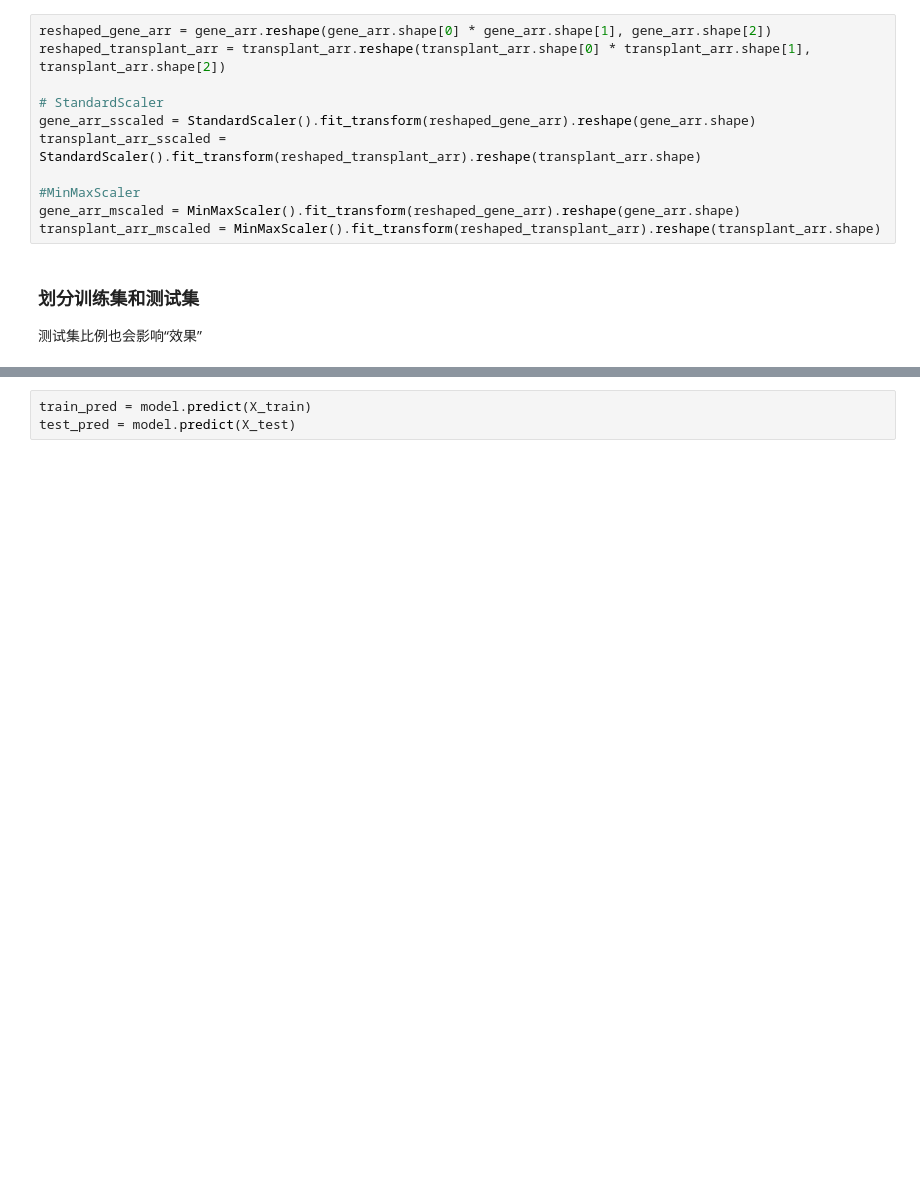
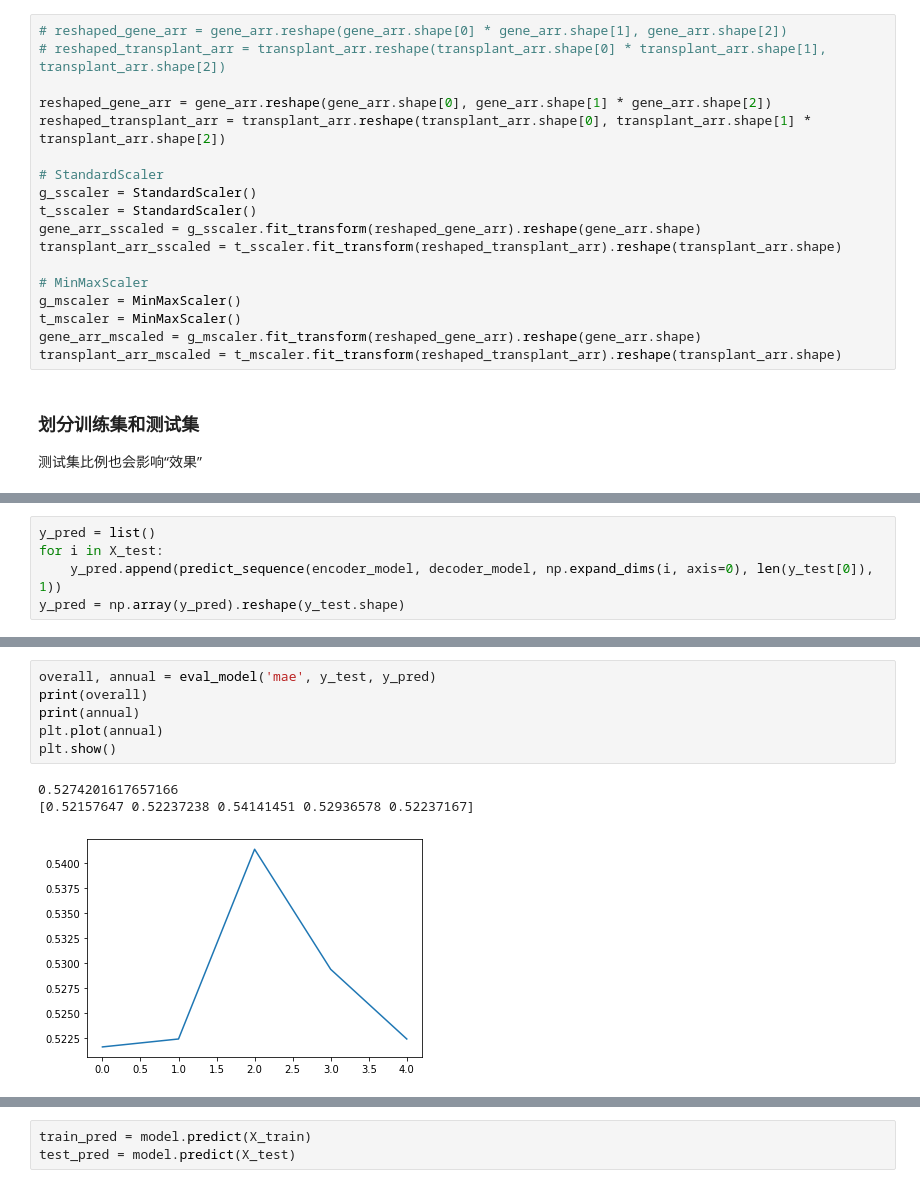
Before and after one commit to tomleung1996/Emerging_Topics_Prediction, a Jupyter notebook: all_models.ipynb, the cells around one changed output, grey strips where cells are left out. Drawn from its saved outputs; the diff is of its cells as text; blank space fills up the shorter version.

```diff
--- a/all_models.ipynb
+++ b/all_models.ipynb
@@ -46,16 +129,23 @@ Shape of the transplant array: (5141, 16, 11)
 
 使用了两种Scaler来尝试
 # %%
-reshaped_gene_arr = gene_arr.reshape(gene_arr.shape[0] * gene_arr.shape[1], gene_arr.shape[2])
-reshaped_transplant_arr = transplant_arr.reshape(transplant_arr.shape[0] * transplant_arr.shape[1], transplant_arr.shape[2])
+# reshaped_gene_arr = gene_arr.reshape(gene_arr.shape[0] * gene_arr.shape[1], gene_arr.shape[2])
+# reshaped_transplant_arr = transplant_arr.reshape(transplant_arr.shape[0] * transplant_arr.shape[1], transplant_arr.shape[2])
+
+reshaped_gene_arr = gene_arr.reshape(gene_arr.shape[0], gene_arr.shape[1] * gene_arr.shape[2])
+reshaped_transplant_arr = transplant_arr.reshape(transplant_arr.shape[0], transplant_arr.shape[1] * transplant_arr.shape[2])
 
 # StandardScaler
-gene_arr_sscaled = StandardScaler().fit_transform(reshaped_gene_arr).reshape(gene_arr.shape)
-transplant_arr_sscaled = StandardScaler().fit_transform(reshaped_transplant_arr).reshape(transplant_arr.shape)
+g_sscaler = StandardScaler()
+t_sscaler = StandardScaler()
+gene_arr_sscaled = g_sscaler.fit_transform(reshaped_gene_arr).reshape(gene_arr.shape)
+transplant_arr_sscaled = t_sscaler.fit_transform(reshaped_transplant_arr).reshape(transplant_arr.shape)
 
-#MinMaxScaler
-gene_arr_mscaled = MinMaxScaler().fit_transform(reshaped_gene_arr).reshape(gene_arr.shape)
-transplant_arr_mscaled = MinMaxScaler().fit_transform(reshaped_transplant_arr).reshape(transplant_arr.shape)
+# MinMaxScaler
+g_mscaler = MinMaxScaler()
+t_mscaler = MinMaxScaler()
+gene_arr_mscaled = g_mscaler.fit_transform(reshaped_gene_arr).reshape(gene_arr.shape)
+transplant_arr_mscaled = t_mscaler.fit_transform(reshaped_transplant_arr).reshape(transplant_arr.shape)
 # %% [markdown]
 ### 划分训练集和测试集
 测试集比例也会影响“效果”
@@ -121,0 +312,5 @@ _________________________________________________________________
+# %%
+y_pred = list()
+for i in X_test:
+    y_pred.append(predict_sequence(encoder_model, decoder_model, np.expand_dims(i, axis=0), len(y_test[0]), 1))
+y_pred = np.array(y_pred).reshape(y_test.shape)
@@ -121,0 +349,10 @@ _________________________________________________________________
+# %%
+overall, annual = eval_model('mae', y_test, y_pred)
+print(overall)
+print(annual)
+plt.plot(annual)
+plt.show()
+# %% [output]
+0.5274201617657166
+[0.52157647 0.52237238 0.54141451 0.52936578 0.52237167]
+[figure, added]
```
Also changed, not shown: parts of 43 cells of this notebook.
